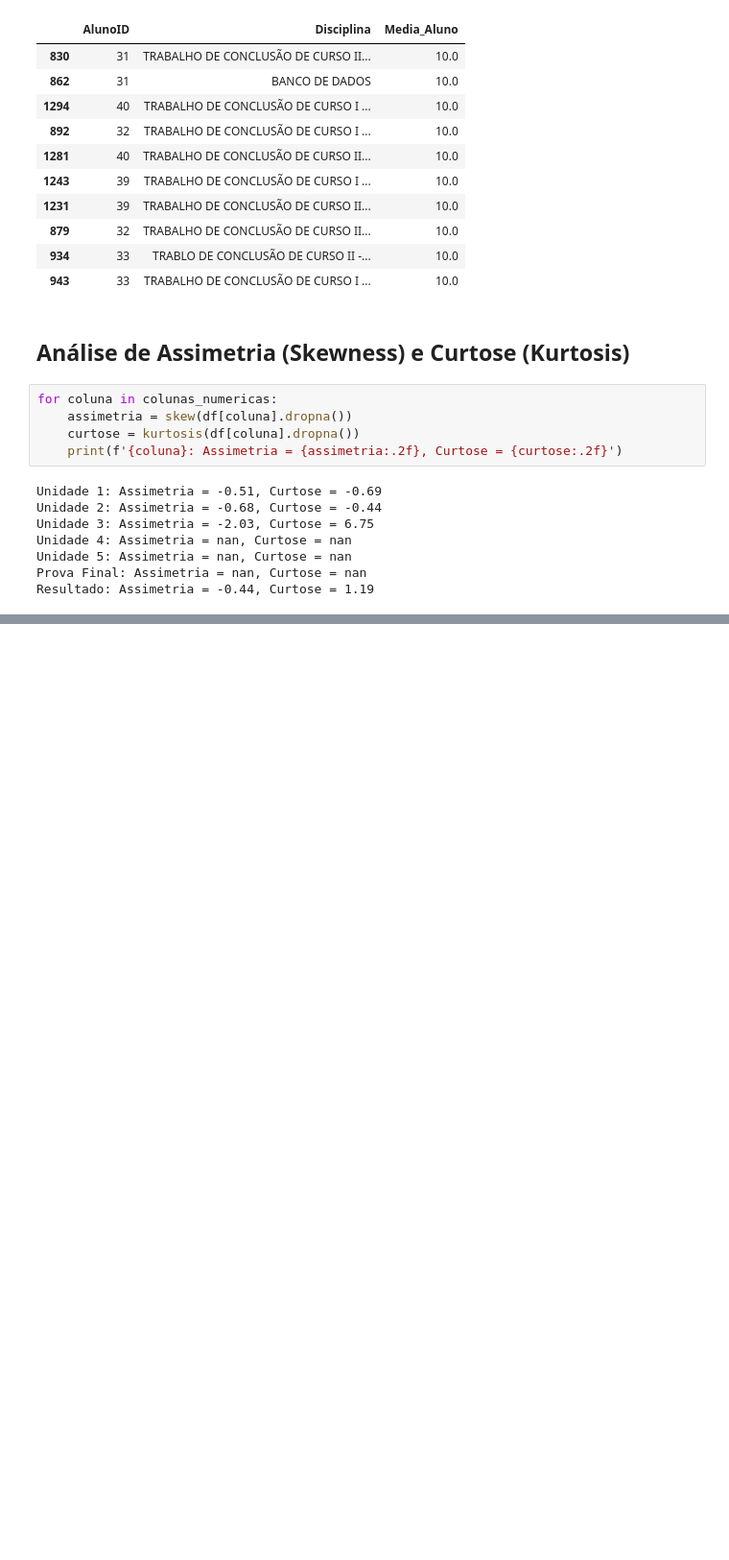
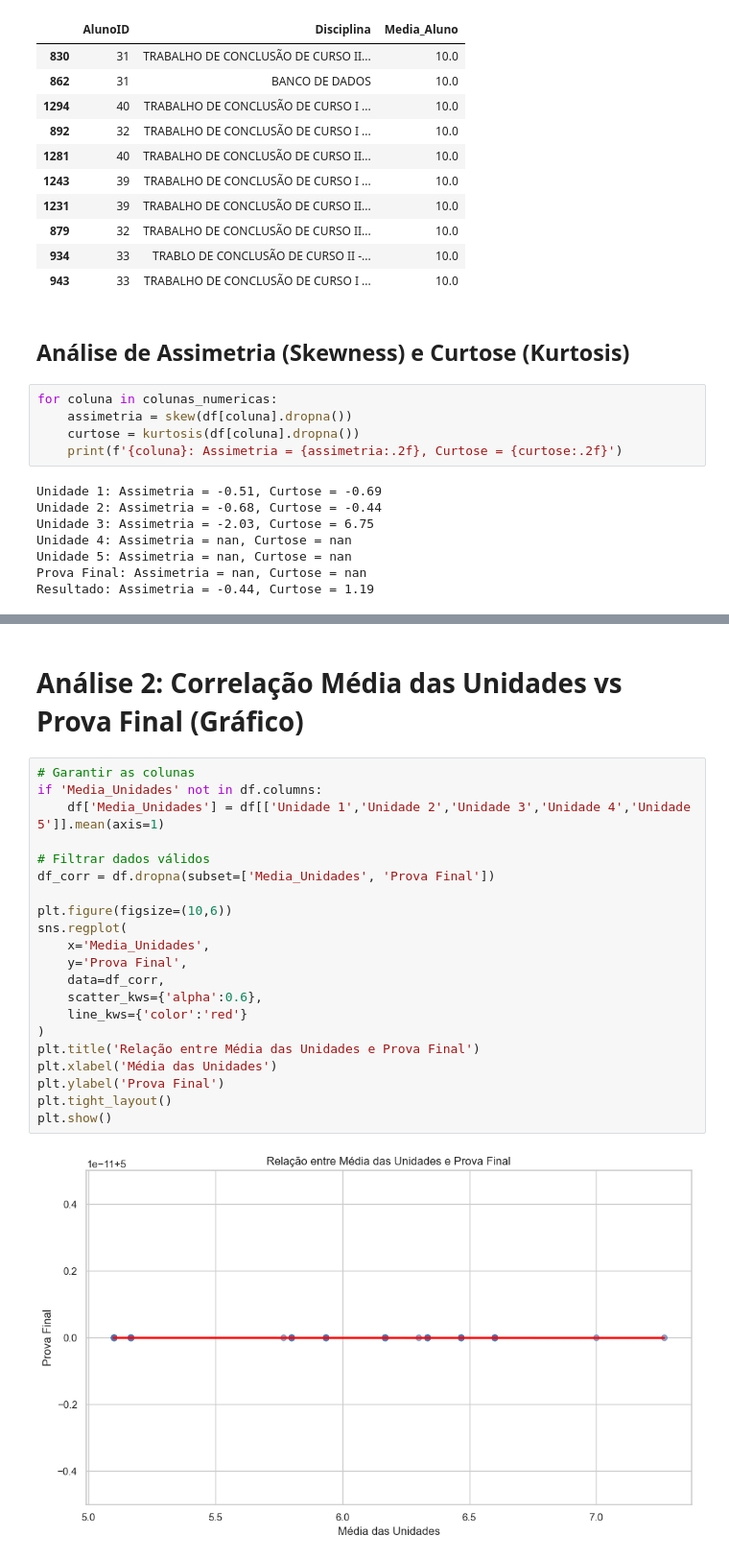
Before and after one commit to Cayo-Cesar/DataScience-StudentGrades, a Jupyter notebook: notebooks/analise_exploratoria_notas.ipynb, the cells around one changed output, grey strips where cells are left out. Shown at 96% size. Cells and saved outputs as stored; diff of their text form; blank space fills up the shorter version.

```diff
--- a/notebooks/analise_exploratoria_notas.ipynb
+++ b/notebooks/analise_exploratoria_notas.ipynb
@@ -289,0 +319,25 @@ Resultado: Assimetria = -0.44, Curtose = 1.19
+# %% [markdown]
+# Análise 2: Correlação Média das Unidades vs Prova Final (Gráfico)
+# %%
+# Garantir as colunas
+if 'Media_Unidades' not in df.columns:
+    df['Media_Unidades'] = df[['Unidade 1','Unidade 2','Unidade 3','Unidade 4','Unidade 5']].mean(axis=1)
+
+# Filtrar dados válidos
+df_corr = df.dropna(subset=['Media_Unidades', 'Prova Final'])
+
+plt.figure(figsize=(10,6))
+sns.regplot(
+    x='Media_Unidades',
+    y='Prova Final',
+    data=df_corr,
+    scatter_kws={'alpha':0.6},
+    line_kws={'color':'red'}
+)
+plt.title('Relação entre Média das Unidades e Prova Final')
+plt.xlabel('Média das Unidades')
+plt.ylabel('Prova Final')
+plt.tight_layout()
+plt.show()
+# %% [output]
+[figure, added]
```
Also changed, not shown: parts of 11 cells of this notebook, 1 other file.
